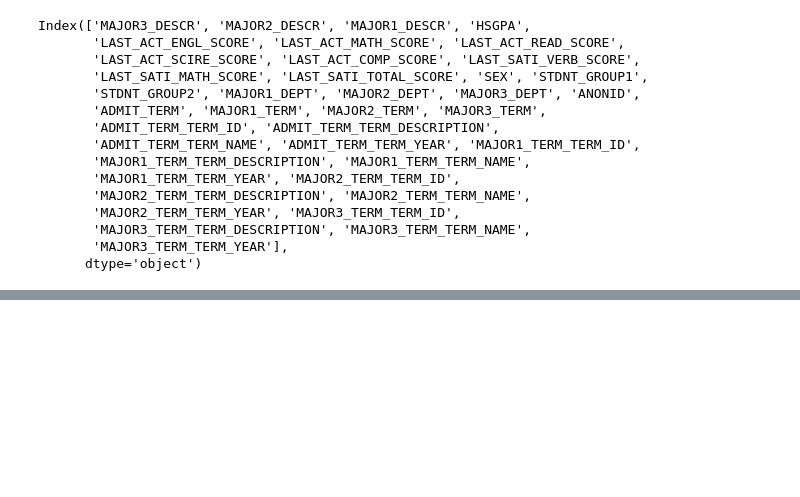
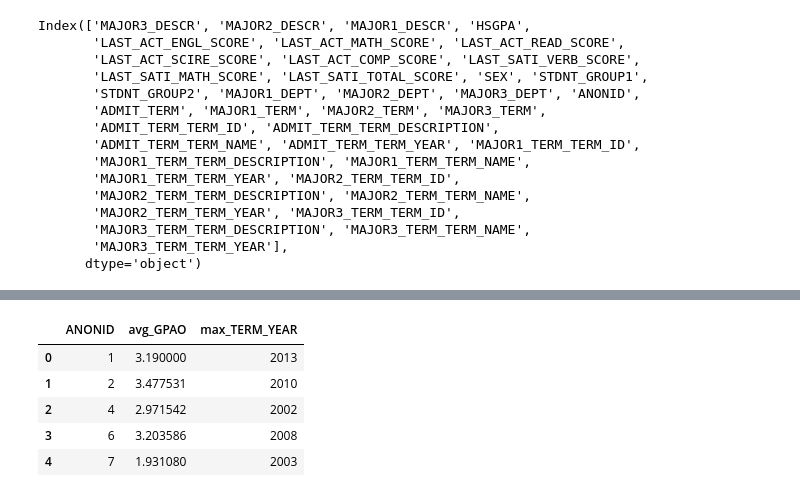
Before and after one commit to MADS-593-Project/Project, a Jupyter notebook: kolbe_work.ipynb, the cells around one changed output, grey strips where cells are left out. Saved outputs shown, nothing was run; the diff lists cells and outputs as text; code cells hidden in the pictures; blank space fills up the shorter version.

```diff
--- a/kolbe_work.ipynb
+++ b/kolbe_work.ipynb
@@ -144,0 +194,14 @@ merge_record_df[columns].head()
+# %%
+result = merge_course_df.groupby('ANONID').agg(
+    avg_GPAO=('GPAO', 'mean'),
+    max_TERM_YEAR=('TERM_YEAR', 'max')
+).reset_index()
+
+result.head()
+# %% [output]
+|  | ANONID | avg_GPAO | max_TERM_YEAR |
+| 0 | 1 | 3.190000 | 2013 |
+| 1 | 2 | 3.477531 | 2010 |
+| 2 | 4 | 2.971542 | 2002 |
+| 3 | 6 | 3.203586 | 2008 |
+| 4 | 7 | 1.931080 | 2003 |
```
Also changed, not shown: parts of 7 cells of this notebook.
